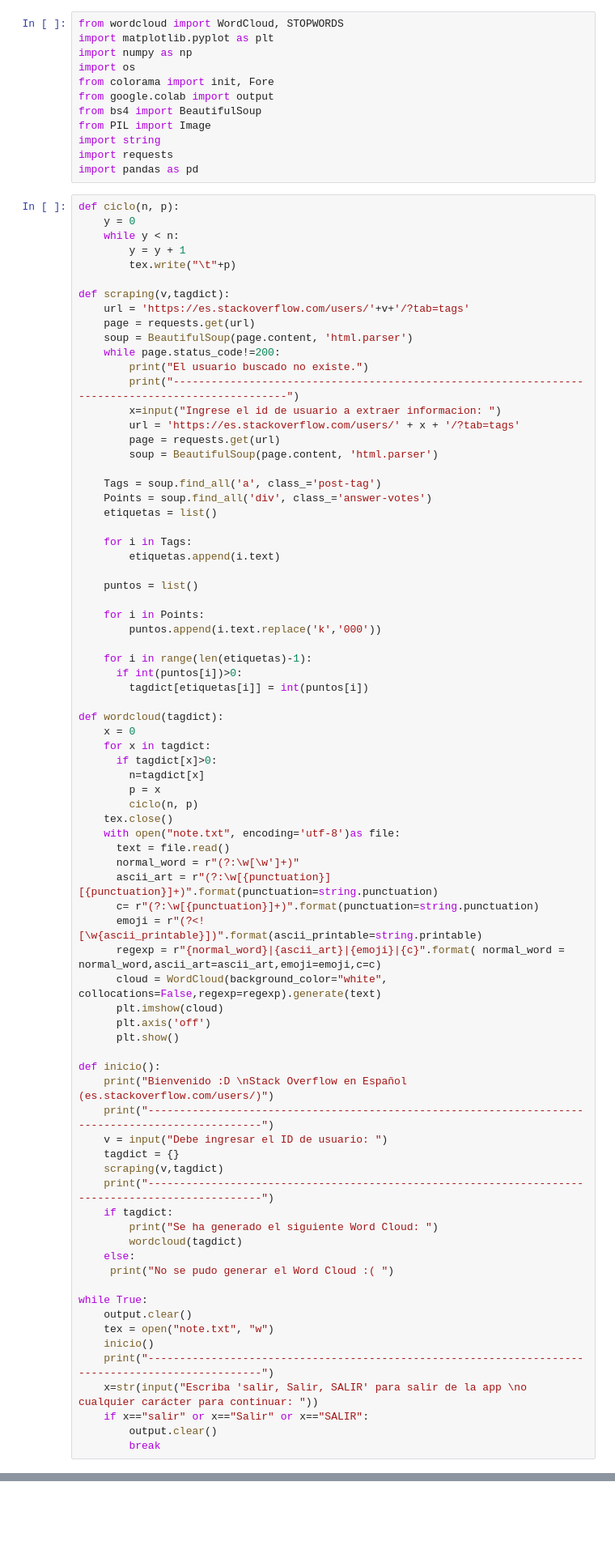
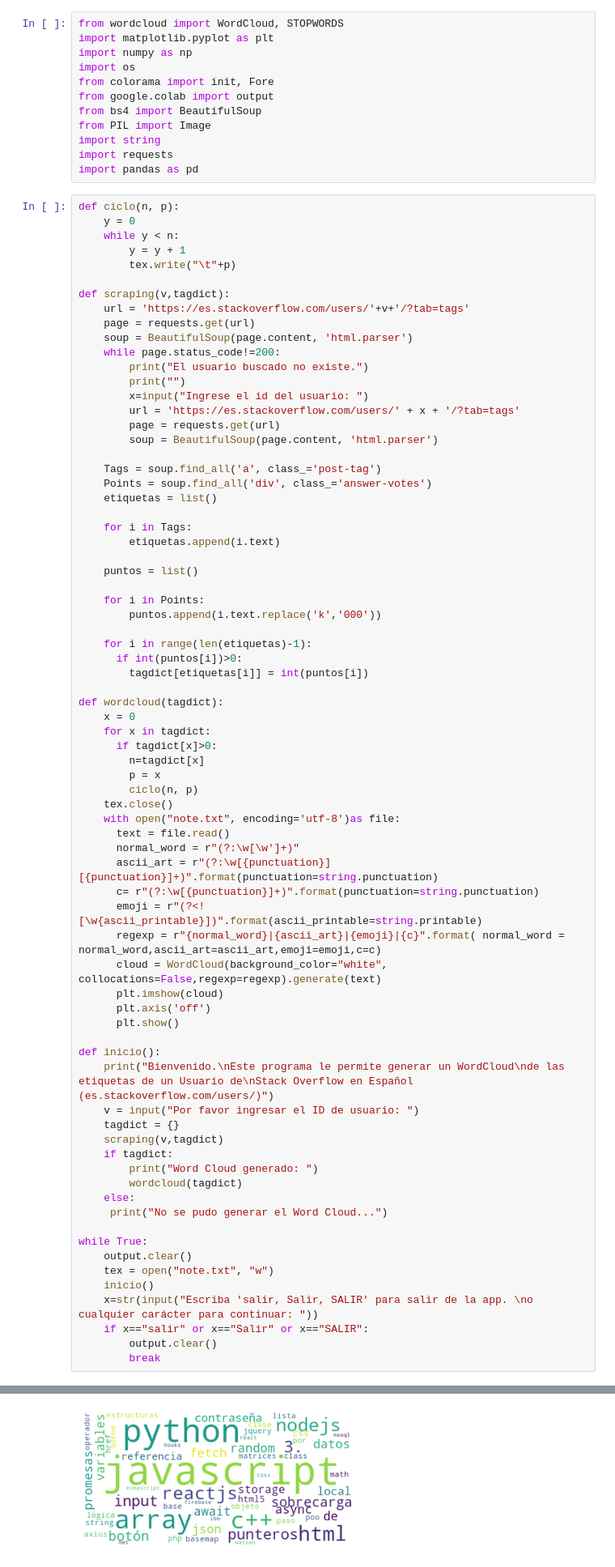
Before and after one commit to JeanCCA/Proyecto-parcial, a Jupyter notebook: Proyecto.ipynb, the cells around one changed output, grey strips where cells are left out. Shown at 81% size. Saved outputs shown, nothing was run; the diff lists cells and outputs as text; blank space fills up the shorter version.

```diff
--- a/Proyecto.ipynb
+++ b/Proyecto.ipynb
@@ -50,8 +50,8 @@ def scraping(v,tagdict):
     soup = BeautifulSoup(page.content, 'html.parser')
     while page.status_code!=200:
         print("El usuario buscado no existe.")
-        print("--------------------------------------------------------------------------------------------------")
-        x=input("Ingrese el id de usuario a extraer informacion: ")
+        print("")
+        x=input("Ingrese el id del usuario: ")
         url = 'https://es.stackoverflow.com/users/' + x + '/?tab=tags'
         page = requests.get(url)
         soup = BeautifulSoup(page.content, 'html.parser')
@@ -93,24 +93,22 @@ def wordcloud(tagdict):
       plt.show()
 
 def inicio():
-    print("Bienvenido :D \nStack Overflow en Español (es.stackoverflow.com/users/)")
-    print("--------------------------------------------------------------------------------------------------")
-    v = input("Debe ingresar el ID de usuario: ")
+    print("Bienvenido.\nEste programa le permite generar un WordCloud\nde las etiquetas de un Usuario de\nStack Overflow en Español (es.stackoverflow.com/users/)")
+    v = input("Por favor ingresar el ID de usuario: ")
     tagdict = {}
     scraping(v,tagdict)
-    print("--------------------------------------------------------------------------------------------------")
     if tagdict:
-        print("Se ha generado el siguiente Word Cloud: ")
+        print("Word Cloud generado: ")
         wordcloud(tagdict)
     else:
-     print("No se pudo generar el Word Cloud :( ")
+     print("No se pudo generar el Word Cloud...")
 
 while True:
     output.clear()
     tex = open("note.txt", "w")
     inicio()
-    print("--------------------------------------------------------------------------------------------------")
-    x=str(input("Escriba 'salir, Salir, SALIR' para salir de la app \no cualquier carácter para continuar: "))
+    x=str(input("Escriba 'salir, Salir, SALIR' para salir de la app. \no cualquier carácter para continuar: "))
     if x=="salir" or x=="Salir" or x=="SALIR":
         output.clear()
         break
+# %% [output]
@@ -116,0 +120 @@ while True:
+[figure, added]
```
Also changed, not shown: parts of 2 cells of this notebook.
